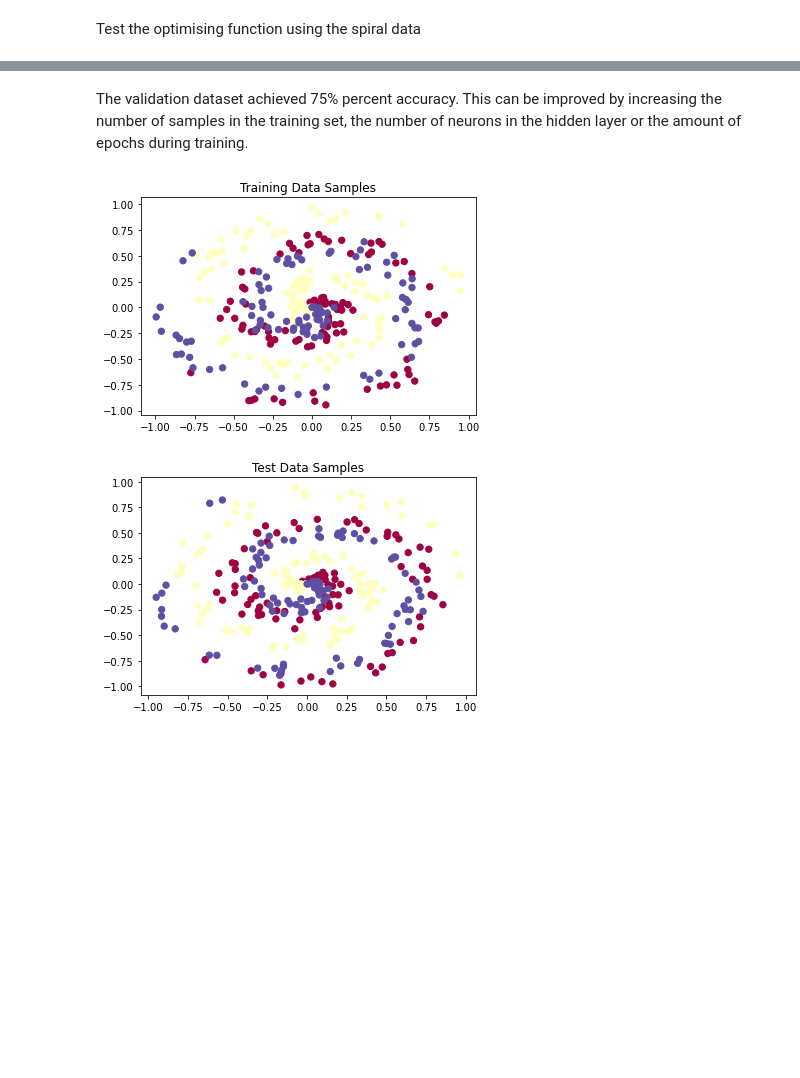
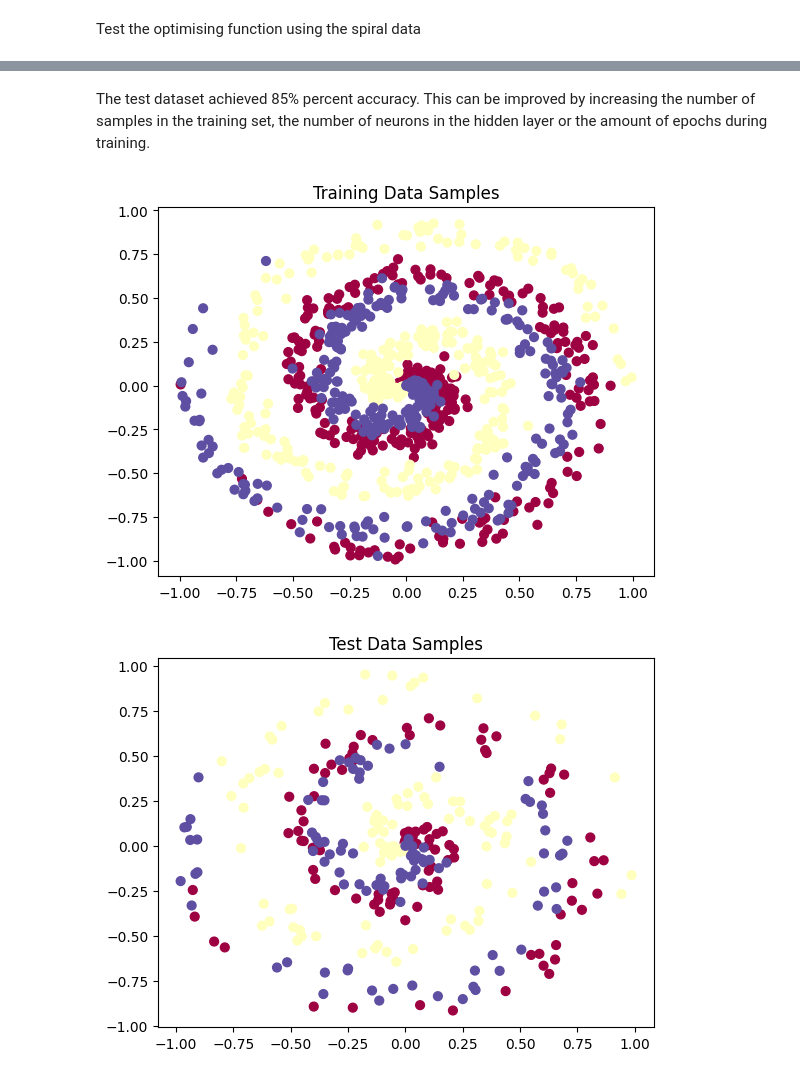
Before and after one commit to kjw009/Building-a-Neural-Network-only-using-Numpy, a Jupyter notebook: notebooks/Stochastic Gradient Descent.ipynb, the cells around one changed output, grey strips where cells are left out. Saved outputs shown, nothing was run; the diff lists cells and outputs as text; code cells hidden in the pictures; blank space fills up the shorter version.

```diff
--- a/notebooks/Stochastic Gradient Descent.ipynb
+++ b/notebooks/Stochastic Gradient Descent.ipynb
@@ -63,7 +67,7 @@ class Optimizer_SGD:
 Test the optimising function using the spiral data
 # %%
 # Create spiral data
-X_train, y_train = spiral_data(100, 3)
+X_train, y_train = spiral_data(300, 3)
 
 # Initiate instances of NN classes. We need more neurons in the hidden layer to make it more accurate.
 hidden_layer = LayerDense(2, 50)
@@ -72,10 +76,10 @@ output_layer = LayerDense(50, 3)
 softmax_cost = ActivationSoftmaxCost()
 
 # Create optimiser instance object
-sgd = Optimizer_SGD(decay = 1e-3, momentum = 0.95)
+sgd = Optimizer_SGD(decay=1e-3, momentum=0.9)
 
-# Train in epochs. 40001 iterations.
-for epoch in range(65001):
+# Train in epochs. 10001 iterations.
+for epoch in range(10001):
     # Forward propagation
     hidden_layer.forward(X_train)
     ReLU.forward(hidden_layer.output)
@@ -86,10 +90,10 @@ for epoch in range(65001):
 
     # Calculate accuracy from output of softmax and y
     predictions = np.argmax(softmax_cost.output, axis=1)
-    accuracy = np.mean(predictions==y)
+    accuracy = np.mean(predictions == y_train)
 
     # Print statistics per set of epochs
-    if not epoch % 500:
+    if not epoch % 100:
         print(f'epoch: {epoch}, ' +
               f'acc: {accuracy:.3f}, ' +
               f'loss: {cost:.3f}, ' +
@@ -150,18 +154,19 @@ test, acc: 0.723, loss: 0.674
 # %% [markdown]
-The validation dataset achieved 75% percent accuracy. This can be improved by increasing the number of samples in the training set, the number of neurons in the hidden layer or the amount of epochs during training.
+The test dataset achieved 85% percent accuracy. This can be improved by increasing the number of samples in the training set, the number of neurons in the hidden layer or the amount of epochs during training.
 # %%
 # Modules
 import matplotlib.pyplot as plt
 
 # Plot training data
-plt.scatter(X_train[:, 0], X_train[:, 1], c=y_train, s=40, cmap=plt.cm.Spectral)
+plt.scatter(X_train[:, 0], X_train[:, 1],
+            c=y_train, s=40, cmap=plt.cm.Spectral)
 plt.title("Training Data Samples")
 plt.show()
 
 # Plot test data
 plt.scatter(X_test[:, 0], X_test[:, 1], c=y_test, s=40, cmap=plt.cm.Spectral)
 plt.title("Test Data Samples")
 plt.show()
 # %% [output]
-[figure, old version]
+[figure, new version]
-[figure, old version]
+[figure, new version]
```
Also changed, not shown: parts of 5 cells of this notebook, 2 other files.
